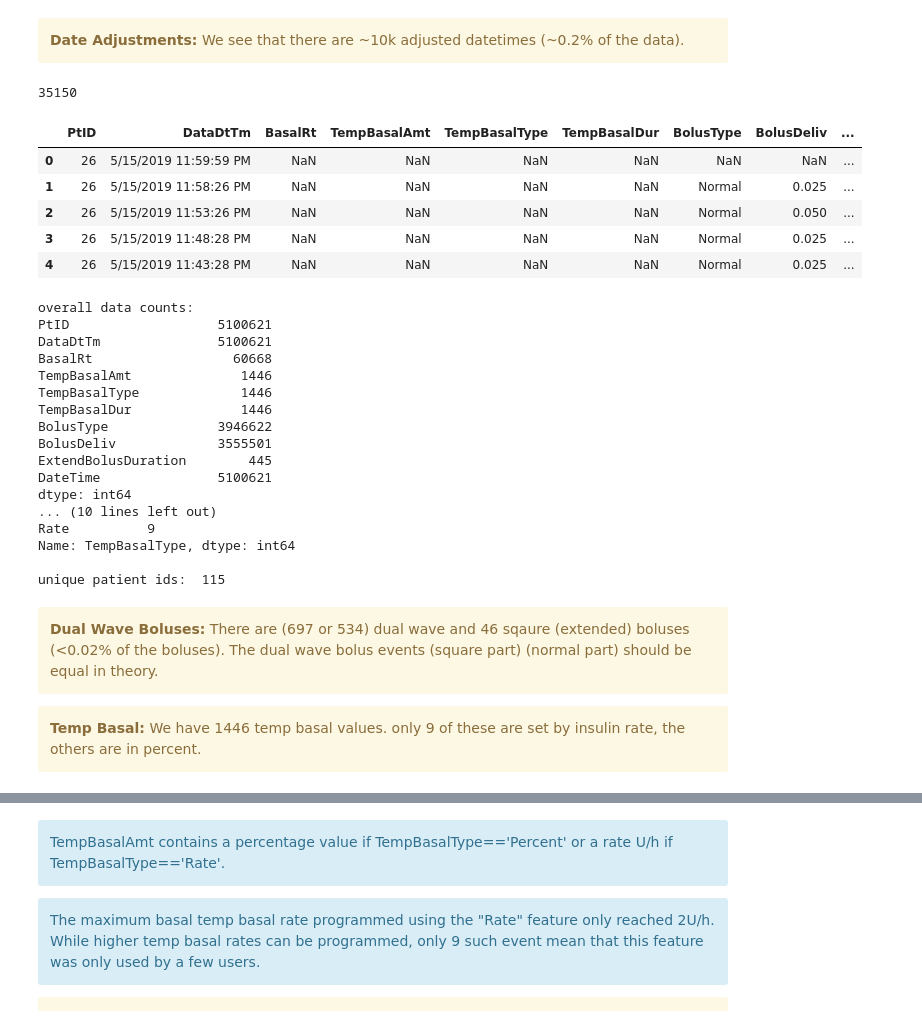
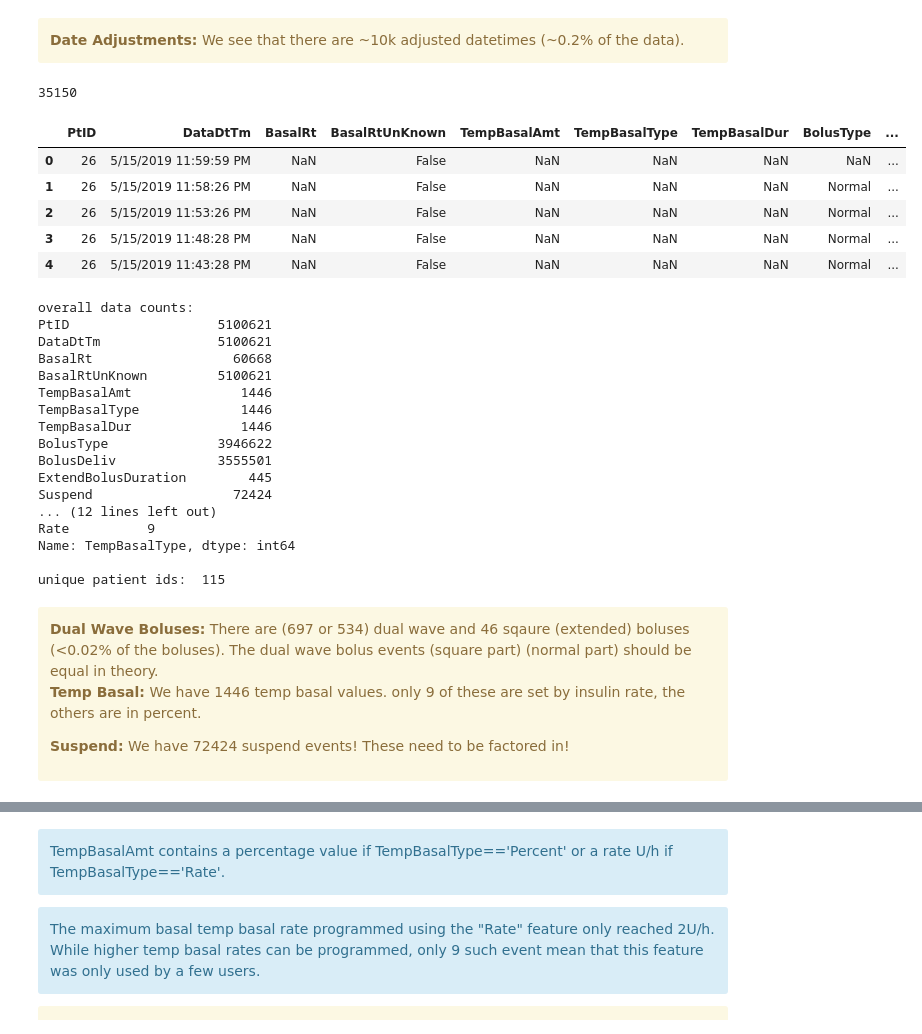
Before and after one commit to nudgebg/egvinsulin, a Jupyter notebook: notebooks/understand-flair-dataset/understand-flair-dataset.ipynb, the cells around one changed output, grey strips where cells are left out. Cells and saved outputs as stored; diff of their text form; code cells hidden in the pictures.

```diff
--- a/notebooks/understand-flair-dataset/understand-flair-dataset.ipynb
+++ b/notebooks/understand-flair-dataset/understand-flair-dataset.ipynb
@@ -123,39 +126,38 @@ unique patient ids:  113
 # %%
-current_dir = os.getcwd();
 path = os.path.join(current_dir, '..', '..', 'data/raw','FLAIRPublicDataSet','Data Tables', 'FLAIRDevicePump.txt')
 df_insulin = pd.read_csv(path, sep="|", low_memory=False,
-                         usecols=['PtID', 'DataDtTm', 'BasalRt', 'TempBasalAmt','TempBasalType', 'TempBasalDur','BolusType', 'BolusDeliv', 'ExtendBolusDuration'])
+                         usecols=['PtID', 'DataDtTm', 'BasalRt', 'TempBasalAmt','TempBasalType', 'TempBasalDur','BolusType', 'BolusDeliv', 'ExtendBolusDuration', 'BasalRtUnKnown', 'Suspend'])
 df_insulin = parse_flair_dates(df_insulin,'DataDtTm')
 display(df_insulin.head())
 
 print("overall data counts:")
 print(df_insulin.count(),"\n")
 print("bolus types:")
 print(df_insulin.BolusType.value_counts(),"\n")
 print("temp basal types:")
 print(df_insulin.TempBasalType.value_counts(),"\n")
 print("unique patient ids: ", len(df_insulin.PtID.unique()))
 # %% [output]
 35150
-|  | PtID | DataDtTm | BasalRt | TempBasalAmt | TempBasalType | TempBasalDur | BolusType | BolusDeliv | ... |
-| 0 | 26 | 5/15/2019 11:59:59 PM | NaN | NaN | NaN | NaN | NaN | NaN | ... |
-| 1 | 26 | 5/15/2019 11:58:26 PM | NaN | NaN | NaN | NaN | Normal | 0.025 | ... |
-| 2 | 26 | 5/15/2019 11:53:26 PM | NaN | NaN | NaN | NaN | Normal | 0.050 | ... |
-| 3 | 26 | 5/15/2019 11:48:28 PM | NaN | NaN | NaN | NaN | Normal | 0.025 | ... |
-| 4 | 26 | 5/15/2019 11:43:28 PM | NaN | NaN | NaN | NaN | Normal | 0.025 | ... |
+|  | PtID | DataDtTm | BasalRt | BasalRtUnKnown | TempBasalAmt | TempBasalType | TempBasalDur | BolusType | ... |
+| 0 | 26 | 5/15/2019 11:59:59 PM | NaN | False | NaN | NaN | NaN | NaN | ... |
+| 1 | 26 | 5/15/2019 11:58:26 PM | NaN | False | NaN | NaN | NaN | Normal | ... |
+| 2 | 26 | 5/15/2019 11:53:26 PM | NaN | False | NaN | NaN | NaN | Normal | ... |
+| 3 | 26 | 5/15/2019 11:48:28 PM | NaN | False | NaN | NaN | NaN | Normal | ... |
+| 4 | 26 | 5/15/2019 11:43:28 PM | NaN | False | NaN | NaN | NaN | Normal | ... |
 overall data counts:
 PtID                   5100621
 DataDtTm               5100621
 BasalRt                  60668
+BasalRtUnKnown         5100621
 TempBasalAmt              1446
 TempBasalType             1446
 TempBasalDur              1446
 BolusType              3946622
 BolusDeliv             3555501
 ExtendBolusDuration        445
-DateTime               5100621
-dtype: int64
-... (10 lines left out)
+Suspend                  72424
+... (12 lines left out)
 Rate          9
 Name: TempBasalType, dtype: int64
 
@@ -163,11 +165,11 @@ unique patient ids:  115
 # %% [markdown]
 <div class="alert alert-block alert-warning">
 <b>Dual Wave Boluses:</b> There are (697 or 534) dual wave and 46 sqaure (extended) boluses (<0.02% of the boluses). The dual wave bolus events (square part) (normal part) should be equal in theory.
+
+<b>Temp Basal:</b> We have 1446 temp basal values. only 9 of these are set by insulin rate, the others are in percent.
+
+<b>Suspend:</b> We have 72424 suspend events! These need to be factored in!
 </div>
-
-<div class="alert alert-block alert-warning">
-<b>Temp Basal:</b> We have 1446 temp basal values. only 9 of these are set by insulin rate, the others are in percent.
-</div>
 # %% [markdown]
 # Understanding Insulin Events
 According to Lane, 100% refers to the normal basal rate. Medtronic allows setting temp basal percentages from 0 (shut off) to 200% (twice the basal rate). These values are confirmed by the histogram of the data. This is confirmed by the manual:
```
Also changed, not shown: parts of 29 cells of this notebook.
